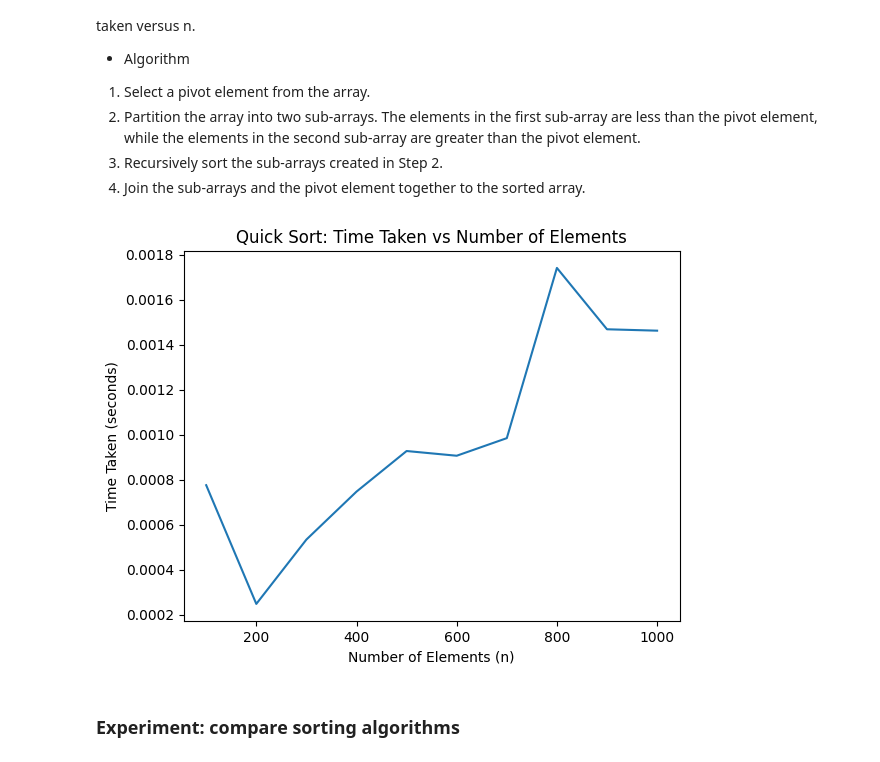
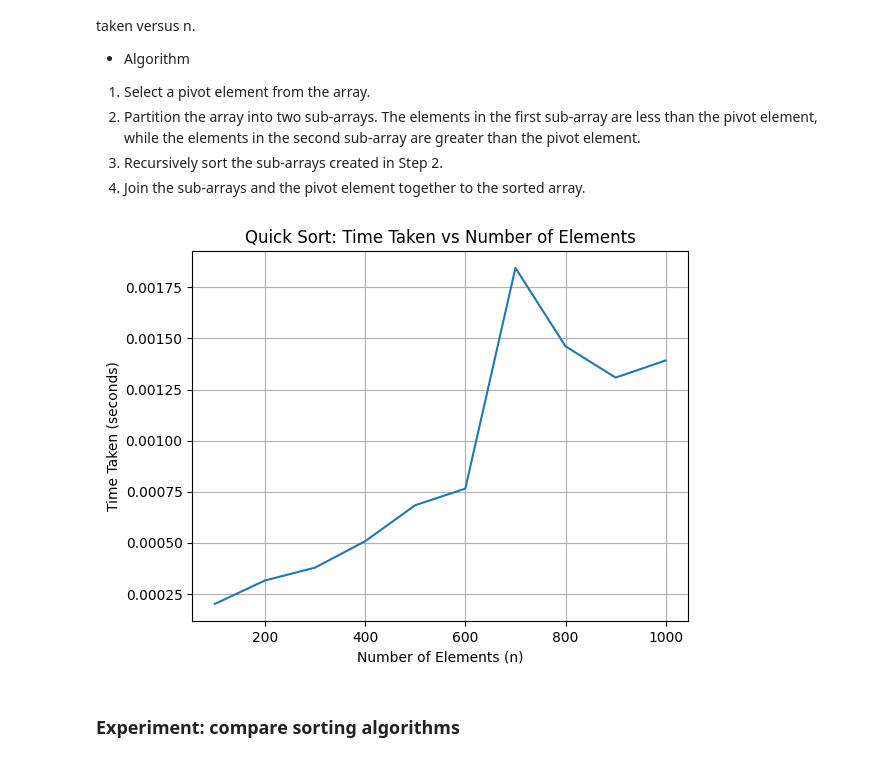
Before and after one commit to Snehal662/Arithmetic_Problem_Solving, a Jupyter notebook: Lab_5.ipynb, the cells around one changed output. Cells and saved outputs as stored; diff of their text form; code cells hidden in the pictures.

```diff
--- a/Lab_5.ipynb
+++ b/Lab_5.ipynb
@@ -106,31 +108,32 @@ Write a Python program to sort the elements using quick sort and plot a graph to
 # %%
 #write code for above cell and compute the running time and also plot graph.
 import time
 import random
 import matplotlib.pyplot as plt
 def quick_sort(arr):
     if len(arr) <= 1:
         return arr
     pivot = arr[len(arr) // 2]
     left = [x for x in arr if x < pivot]
     middle = [x for x in arr if x == pivot]
     right = [x for x in arr if x > pivot]
     return quick_sort(left) + middle + quick_sort(right)
 n_values = [100, 200, 300, 400, 500, 600, 700, 800, 900, 1000]
 time_taken = []
 for n in n_values:
     arr = [random.randint(1, 10000) for _ in range(n)]
     start = time.time()
     quick_sort(arr)
     end = time.time()
     time_taken.append(end - start)
 plt.plot(n_values, time_taken)
 plt.xlabel("Number of Elements (n)")
 plt.ylabel("Time Taken (seconds)")
 plt.title("Quick Sort: Time Taken vs Number of Elements")
+plt.grid(True)
 plt.show()
 # %% [output]
-[figure, old version]
+[figure, new version]
 # %% [markdown]
 ### Experiment: compare sorting algorithms
 # %%
```
Also changed, not shown: parts of 5 cells of this notebook.
